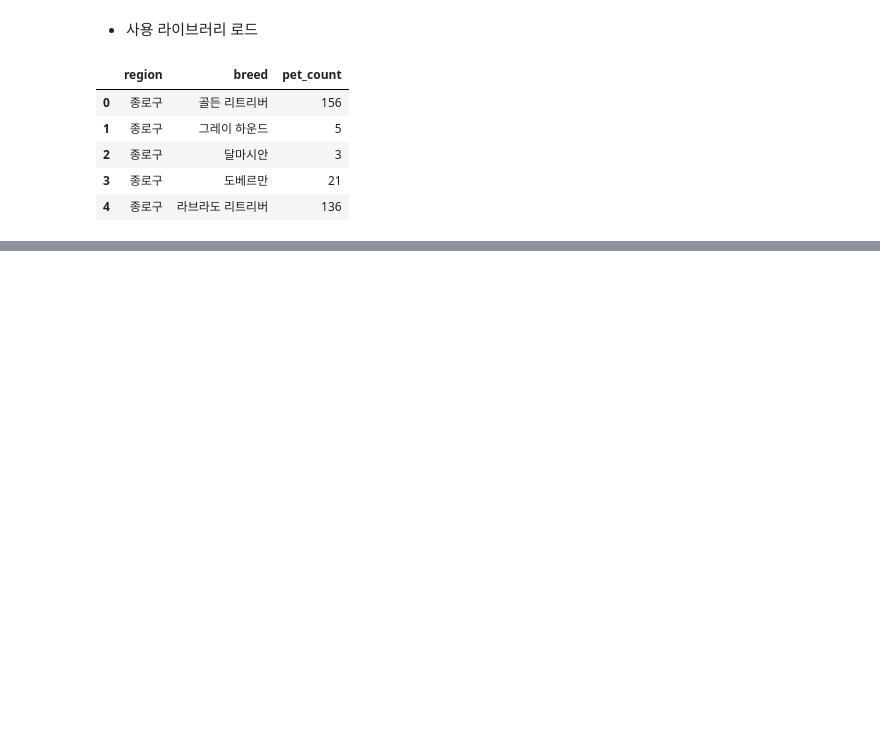
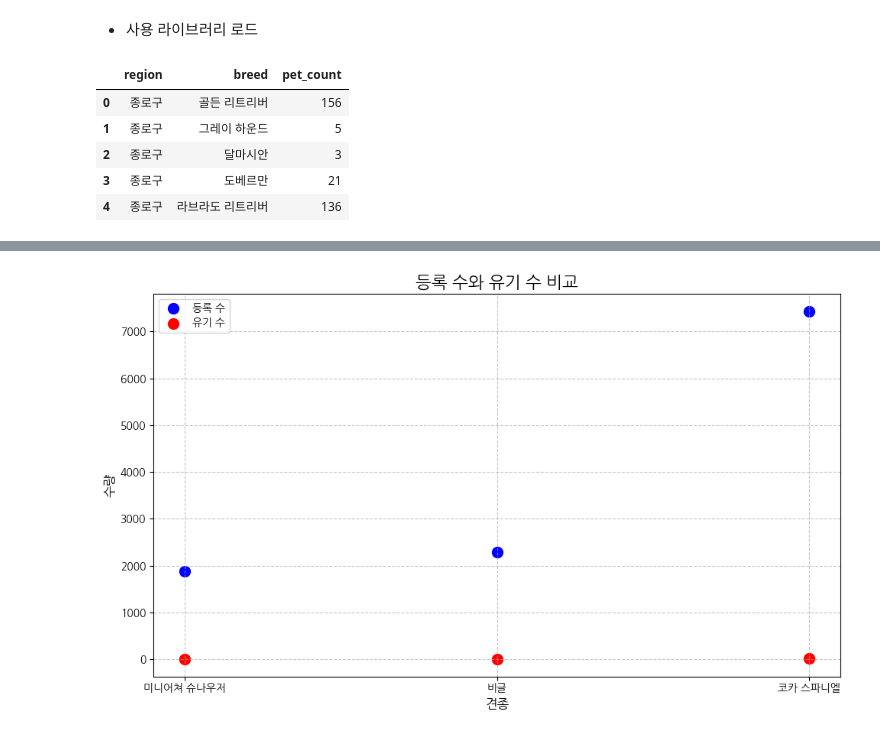
Before and after one commit to addinedu-ros-8th/eda-repo-5, a Jupyter notebook: src/breedAbandonment.ipynb, the cells around one changed output, grey strips where cells are left out. Cells and saved outputs as stored; diff of their text form; code cells hidden in the pictures; blank space fills up the shorter version.

```diff
--- a/src/breedAbandonment.ipynb
+++ b/src/breedAbandonment.ipynb
@@ -39,0 +146,13 @@ regist_df.head()
+# %%
+plt.figure(figsize=(10, 6))
+plt.scatter(merged_data.index, merged_data["등록 수"], color="blue", label="등록 수", s=100)
+plt.scatter(merged_data.index, merged_data["유기 수"], color="red", label="유기 수", s=100)
+plt.title("등록 수와 유기 수 비교", fontsize=16)
+plt.xlabel("견종", fontsize=12)
+plt.ylabel("수량", fontsize=12)
+plt.legend()
+plt.grid(linestyle="--", alpha=0.7)
+plt.tight_layout()
+plt.show()
+# %% [output]
+[figure, added]
```
Also changed, not shown: parts of 10 cells of this notebook.
